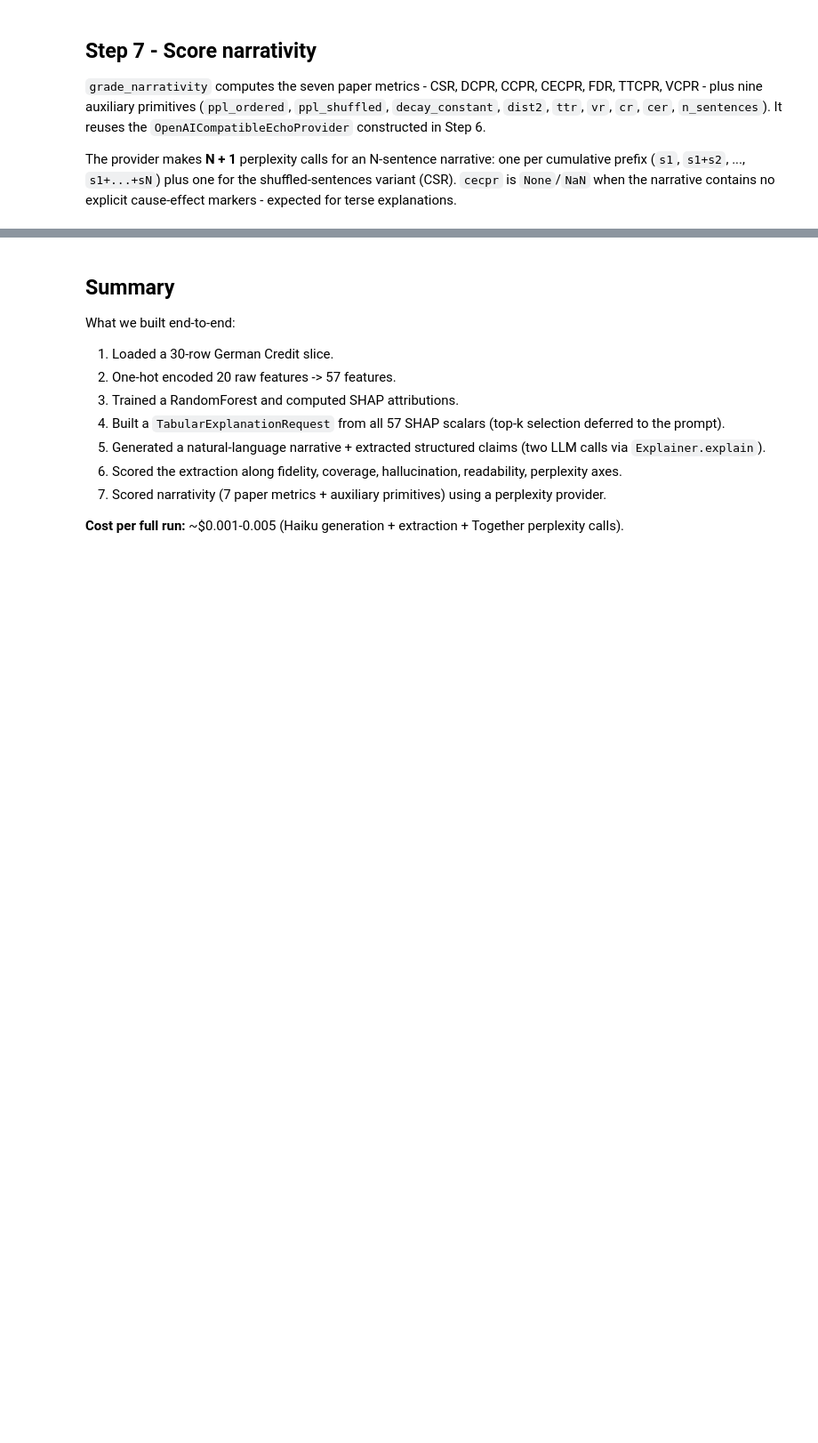
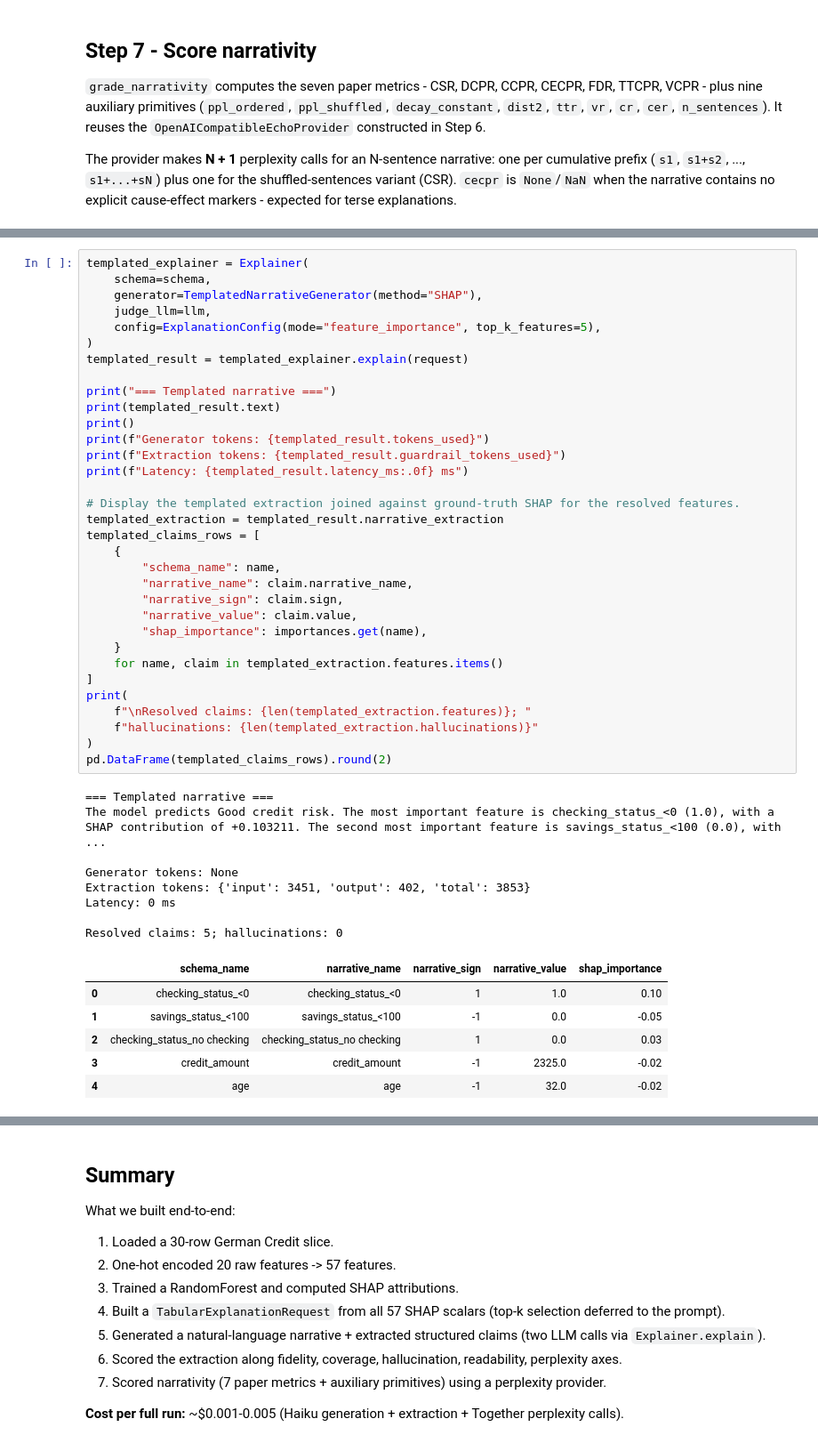
Before and after one commit to ADMAntwerp/xains, a Jupyter notebook: notebooks/01_quickstart.ipynb, the cells around one changed output, grey strips where cells are left out. Shown at 89% size. Cells and saved outputs as stored; diff of their text form; blank space fills up the shorter version.

```diff
--- a/notebooks/01_quickstart.ipynb
+++ b/notebooks/01_quickstart.ipynb
@@ -350,0 +356,48 @@ dtype: float64
+# %%
+templated_explainer = Explainer(
+    schema=schema,
+    generator=TemplatedNarrativeGenerator(method="SHAP"),
+    judge_llm=llm,
+    config=ExplanationConfig(mode="feature_importance", top_k_features=5),
+)
+templated_result = templated_explainer.explain(request)
+
+print("=== Templated narrative ===")
+print(templated_result.text)
+print()
+print(f"Generator tokens: {templated_result.tokens_used}")
+print(f"Extraction tokens: {templated_result.guardrail_tokens_used}")
+print(f"Latency: {templated_result.latency_ms:.0f} ms")
+
+# Display the templated extraction joined against ground-truth SHAP for the resolved features.
+templated_extraction = templated_result.narrative_extraction
+templated_claims_rows = [
+    {
+        "schema_name": name,
+        "narrative_name": claim.narrative_name,
+        "narrative_sign": claim.sign,
+        "narrative_value": claim.value,
+        "shap_importance": importances.get(name),
+    }
+    for name, claim in templated_extraction.features.items()
+]
+print(
+    f"\nResolved claims: {len(templated_extraction.features)}; "
+    f"hallucinations: {len(templated_extraction.hallucinations)}"
+)
+pd.DataFrame(templated_claims_rows).round(2)
+# %% [output]
+=== Templated narrative ===
+The model predicts Good credit risk. The most important feature is checking_status_<0 (1.0), with a SHAP contribution of +0.103211. The second most important feature is savings_status_<100 (0.0), with ...
+
+Generator tokens: None
+Extraction tokens: {'input': 3451, 'output': 402, 'total': 3853}
+Latency: 0 ms
+
+Resolved claims: 5; hallucinations: 0
+|  | schema_name | narrative_name | narrative_sign | narrative_value | shap_importance |
+| 0 | checking_status_<0 | checking_status_<0 | 1 | 1.0 | 0.10 |
+| 1 | savings_status_<100 | savings_status_<100 | -1 | 0.0 | -0.05 |
+| 2 | checking_status_no checking | checking_status_no checking | 1 | 0.0 | 0.03 |
+| 3 | credit_amount | credit_amount | -1 | 2325.0 | -0.02 |
+| 4 | age | age | -1 | 32.0 | -0.02 |
```
Also changed, not shown: parts of 7 cells of this notebook.
